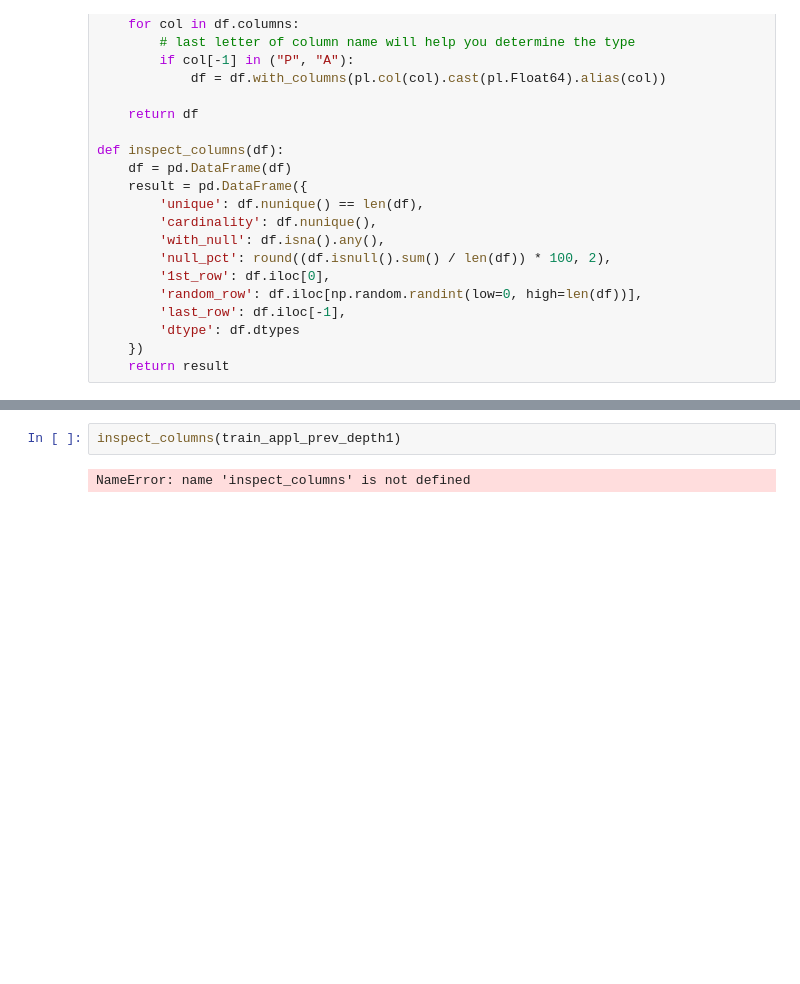
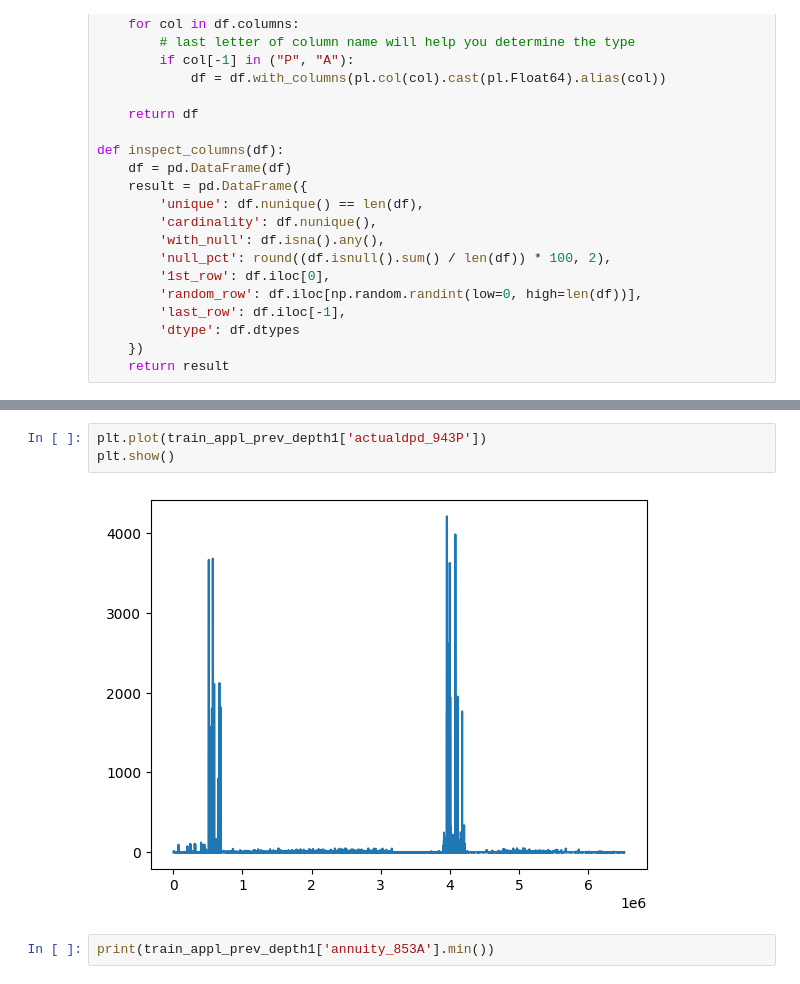
Before and after one commit to LyubomyrKl/Home-Credit---Credit-Risk-Model-Stability, a Jupyter notebook: data_analysis/appl_prev_1.ipynb, the cells around one changed output, grey strips where cells are left out. Saved outputs shown, nothing was run; the diff lists cells and outputs as text; blank space fills up the shorter version.

```diff
--- a/data_analysis/appl_prev_1.ipynb
+++ b/data_analysis/appl_prev_1.ipynb
@@ -58,7 +58,10 @@ shape: (6_525_979, 41)
 | 2703453 | 0.0 | 416.2 | null | null | "a55475b1" | ... |
 | 2703454 | 0.0 | 2986.8 | "2020-06-21" | null | "a55475b1" | ... |
 | 2703454 | 0.0 | 6726.6 | "2019-08-01" | null | "a55475b1" | ... |
-# %%
-inspect_columns(train_appl_prev_depth1)
-# %% [output]
-NameError: name 'inspect_columns' is not defined
+# %%
+plt.plot(train_appl_prev_depth1['actualdpd_943P'])
+plt.show()
+# %% [output]
+[figure, added]
+# %%
+print(train_appl_prev_depth1['annuity_853A'].min())
```
Also changed, not shown: parts of 3 cells of this notebook, 12 other files.
